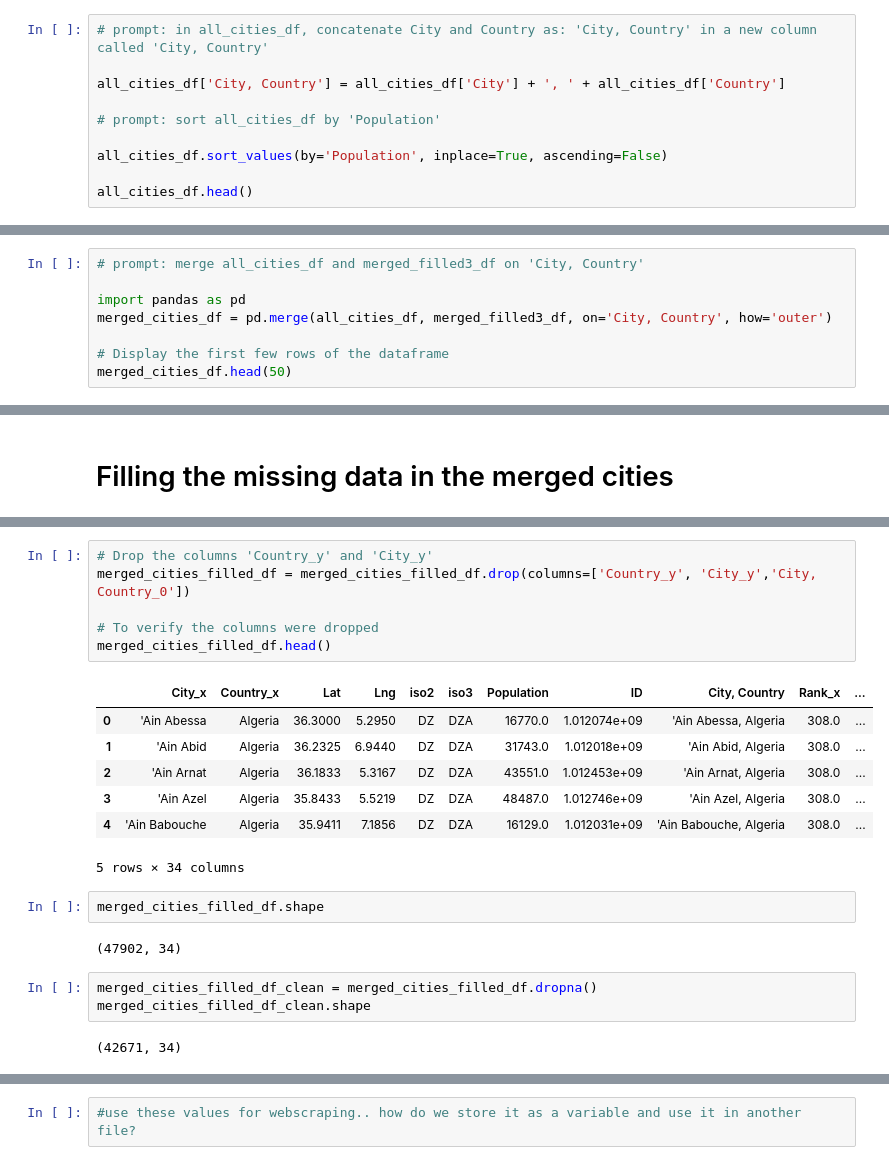
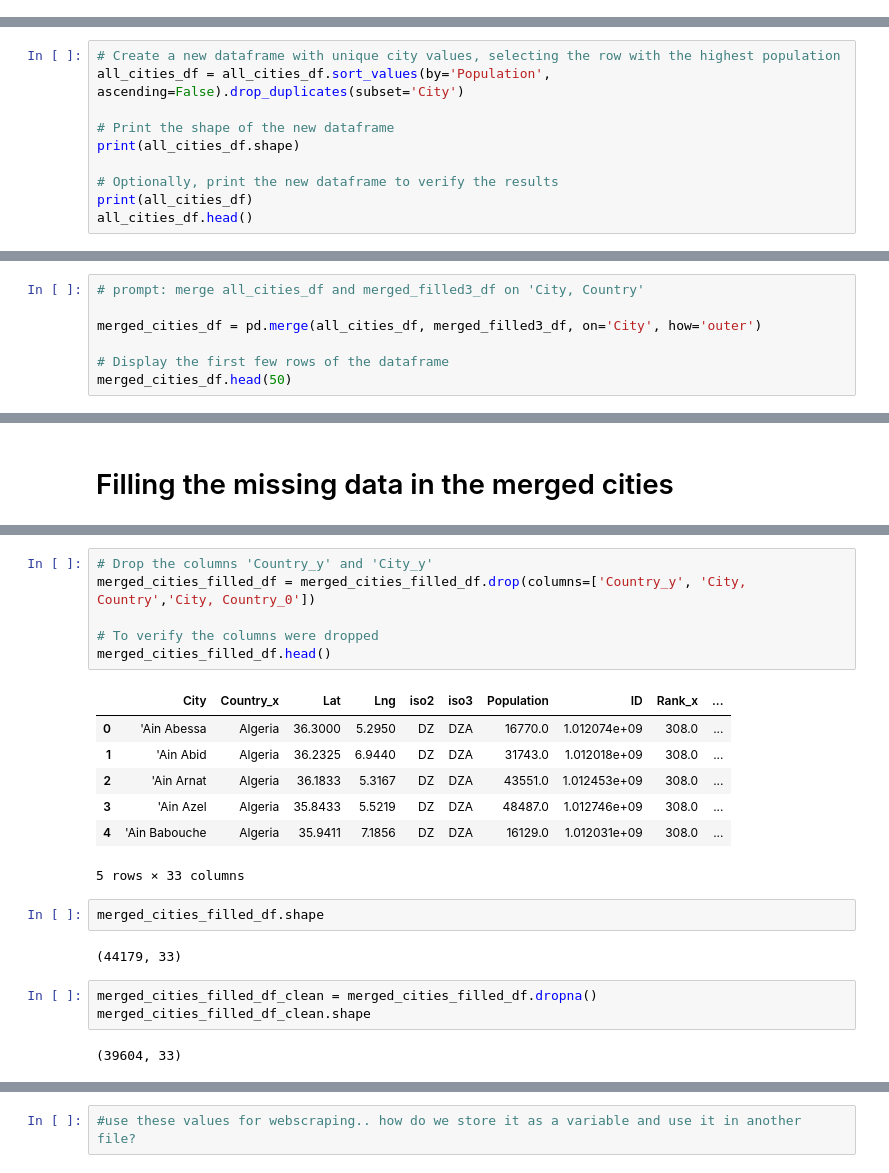
Before and after one commit to ronmaccms/DE_Team, a Jupyter notebook: all_dfs_NaNaNs.ipynb, the cells around one changed output, grey strips where cells are left out. Drawn from its saved outputs; the diff is of its cells as text.

```diff
--- a/all_dfs_NaNaNs.ipynb
+++ b/all_dfs_NaNaNs.ipynb
@@ -308,13 +308,3 @@ all_cities_df.head(10)
 | 7 | Sao Paulo | Brazil | -23.5500 | -46.6333 | BR | BRA | 23086000.0 | 1076532519 |
 | 8 | Seoul | Korea, South | 37.5600 | 126.9900 | KR | KOR | 23016000.0 | 1410836482 |
 | 9 | Mexico City | Mexico | 19.4333 | -99.1333 | MX | MEX | 21804000.0 | 1484247881 |
-# %%
-# prompt: in all_cities_df, concatenate City and Country as: 'City, Country' in a new column called 'City, Country'
-
-all_cities_df['City, Country'] = all_cities_df['City'] + ', ' + all_cities_df['Country']
-
-# prompt: sort all_cities_df by 'Population'
-
-all_cities_df.sort_values(by='Population', inplace=True, ascending=False)
-
-all_cities_df.head()
@@ -331,0 +338,10 @@ all_cities_df.shape
+# %%
+# Create a new dataframe with unique city values, selecting the row with the highest population
+all_cities_df = all_cities_df.sort_values(by='Population', ascending=False).drop_duplicates(subset='City')
+
+# Print the shape of the new dataframe
+print(all_cities_df.shape)
+
+# Optionally, print the new dataframe to verify the results
+print(all_cities_df)
+all_cities_df.head()
@@ -338,8 +394,7 @@ all_cities_df.shape
 # %%
 # prompt: merge all_cities_df and merged_filled3_df on 'City, Country'
 
-import pandas as pd
-merged_cities_df = pd.merge(all_cities_df, merged_filled3_df, on='City, Country', how='outer')
+merged_cities_df = pd.merge(all_cities_df, merged_filled3_df, on='City', how='outer')
 
 # Display the first few rows of the dataframe
 merged_cities_df.head(50)
@@ -413,26 +476,26 @@ merged_cities_filled_df.head()
 # %%
 # Drop the columns 'Country_y' and 'City_y'
-merged_cities_filled_df = merged_cities_filled_df.drop(columns=['Country_y', 'City_y','City, Country_0'])
+merged_cities_filled_df = merged_cities_filled_df.drop(columns=['Country_y', 'City, Country','City, Country_0'])
 
 # To verify the columns were dropped
 merged_cities_filled_df.head()
 # %% [output]
-|  | City_x | Country_x | Lat | Lng | iso2 | iso3 | Population | ID | City, Country | Rank_x | ... |
-| 0 | 'Ain Abessa | Algeria | 36.3000 | 5.2950 | DZ | DZA | 16770.0 | 1.012074e+09 | 'Ain Abessa, Algeria | 308.0 | ... |
-| 1 | 'Ain Abid | Algeria | 36.2325 | 6.9440 | DZ | DZA | 31743.0 | 1.012018e+09 | 'Ain Abid, Algeria | 308.0 | ... |
-| 2 | 'Ain Arnat | Algeria | 36.1833 | 5.3167 | DZ | DZA | 43551.0 | 1.012453e+09 | 'Ain Arnat, Algeria | 308.0 | ... |
-| 3 | 'Ain Azel | Algeria | 35.8433 | 5.5219 | DZ | DZA | 48487.0 | 1.012746e+09 | 'Ain Azel, Algeria | 308.0 | ... |
-| 4 | 'Ain Babouche | Algeria | 35.9411 | 7.1856 | DZ | DZA | 16129.0 | 1.012031e+09 | 'Ain Babouche, Algeria | 308.0 | ... |
+|  | City | Country_x | Lat | Lng | iso2 | iso3 | Population | ID | Rank_x | ... |
+| 0 | 'Ain Abessa | Algeria | 36.3000 | 5.2950 | DZ | DZA | 16770.0 | 1.012074e+09 | 308.0 | ... |
+| 1 | 'Ain Abid | Algeria | 36.2325 | 6.9440 | DZ | DZA | 31743.0 | 1.012018e+09 | 308.0 | ... |
+| 2 | 'Ain Arnat | Algeria | 36.1833 | 5.3167 | DZ | DZA | 43551.0 | 1.012453e+09 | 308.0 | ... |
+| 3 | 'Ain Azel | Algeria | 35.8433 | 5.5219 | DZ | DZA | 48487.0 | 1.012746e+09 | 308.0 | ... |
+| 4 | 'Ain Babouche | Algeria | 35.9411 | 7.1856 | DZ | DZA | 16129.0 | 1.012031e+09 | 308.0 | ... |
-5 rows × 34 columns
+5 rows × 33 columns
 # %%
 merged_cities_filled_df.shape
 # %% [output]
-(47902, 34)
+(44179, 33)
 # %%
 merged_cities_filled_df_clean = merged_cities_filled_df.dropna()
 merged_cities_filled_df_clean.shape
 # %% [output]
-(42671, 34)
+(39604, 33)
 # %%
 merged_cities_filled_df_clean.head(50)
 # %% [output]
```
Also changed, not shown: parts of 20 cells of this notebook, 6 other files.
